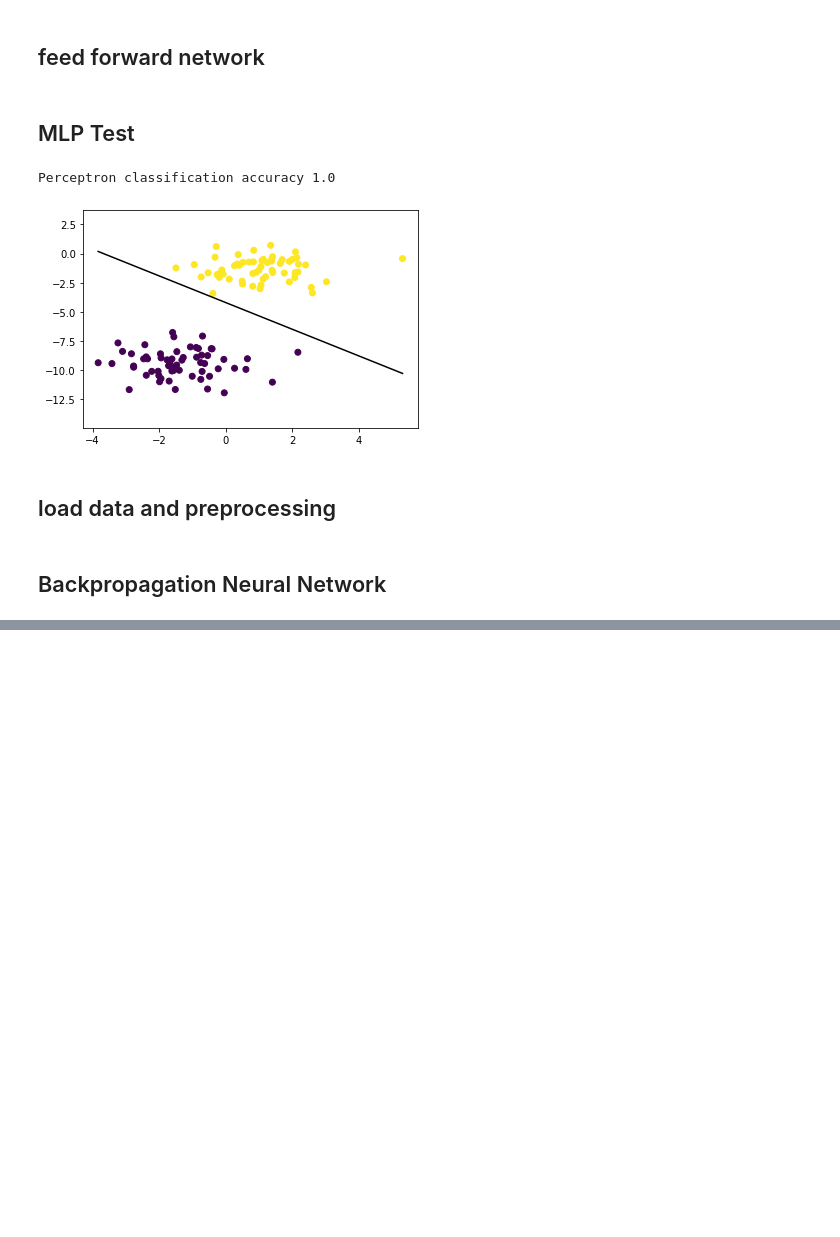
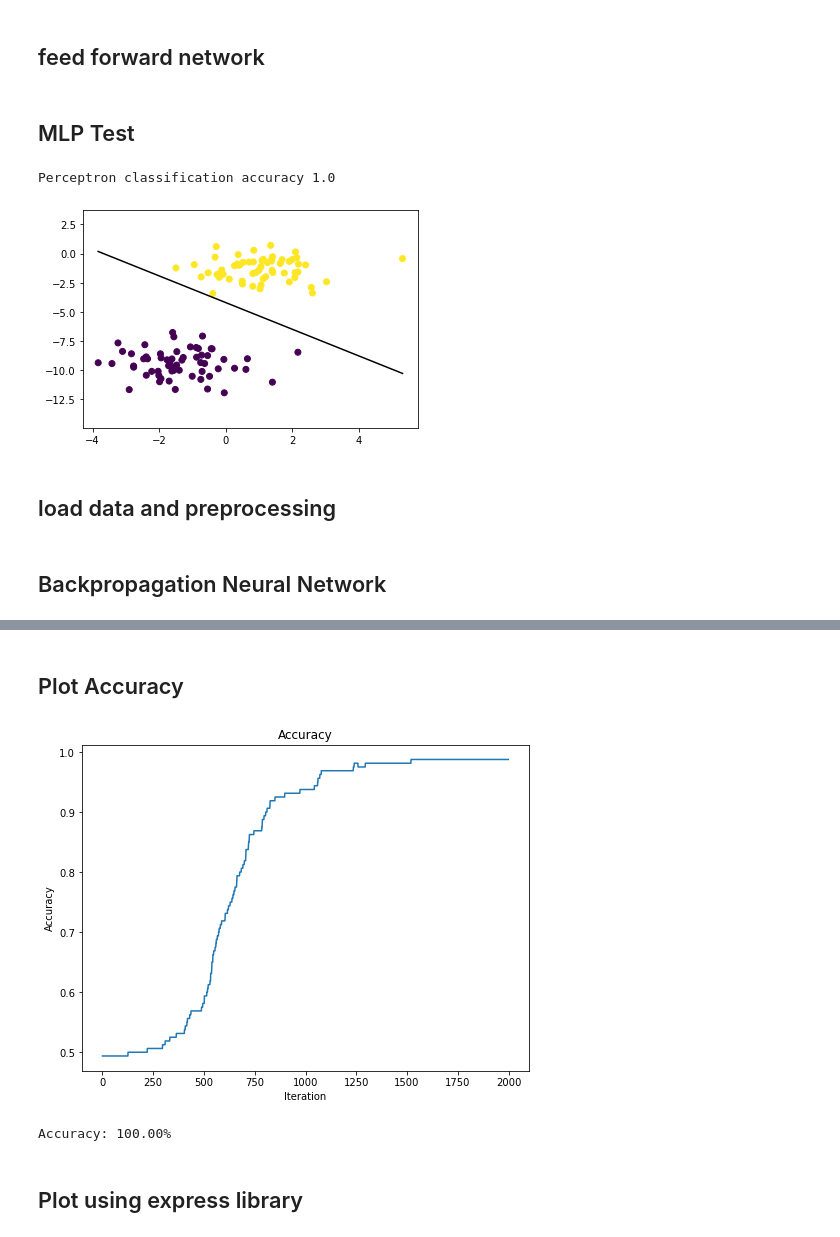
Before and after one commit to abdolazizsalimi/PGU_DataMining_1402, a Jupyter notebook: ex3/ex3.ipynb, the cells around one changed output, grey strips where cells are left out. Drawn from its saved outputs; the diff is of its cells as text; code cells hidden in the pictures; blank space fills up the shorter version.

```diff
--- a/ex3/ex3.ipynb
+++ b/ex3/ex3.ipynb
@@ -225,0 +237,19 @@ Accuracy: 0.505
+# %% [markdown]
+## Plot Accuracy
+# %%
+import matplotlib.pyplot as plt
+
+
+# Plot accuracy
+plt.figure(figsize=(8, 6))
+mlp.results.accuracy.plot()
+plt.title("Accuracy")
+plt.xlabel("Iteration")
+plt.ylabel("Accuracy")
+plt.show()
+print("Accuracy: {:.2f}%".format(acc * 100))
+# %% [output]
+[figure, added]
+Accuracy: 100.00%
+# %% [markdown]
+## Plot using express library
```
Also changed, not shown: parts of 9 cells of this notebook.
